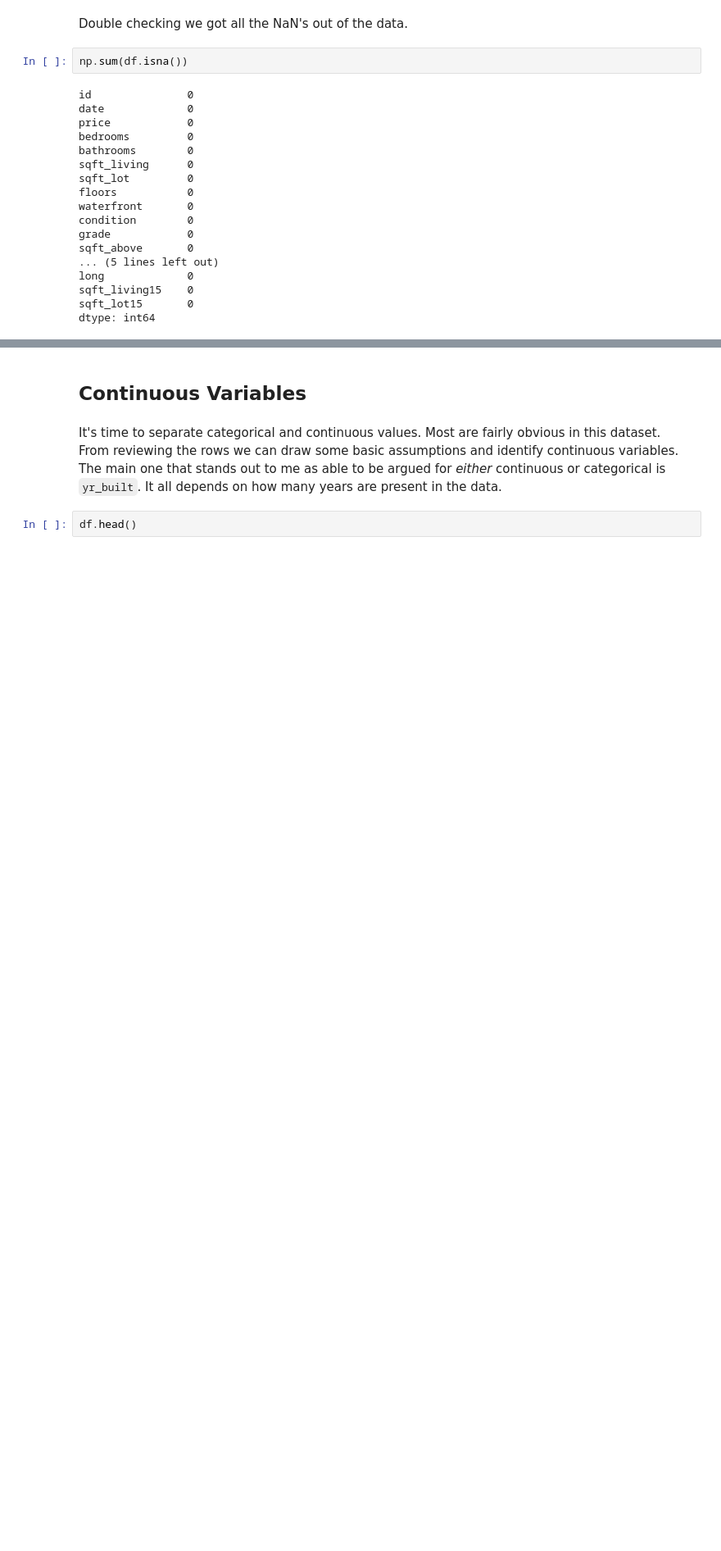
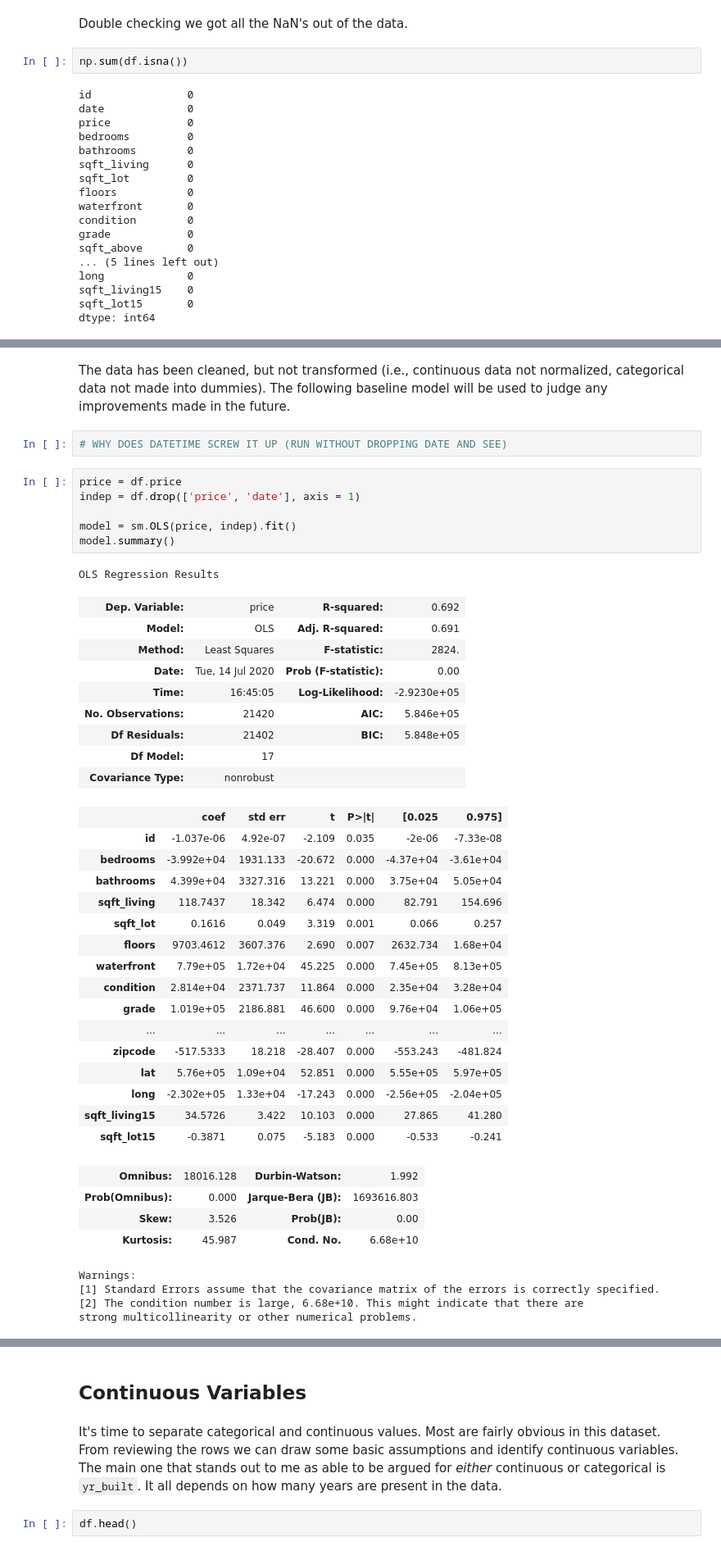
Before and after one commit to stevenzych/housing-project, a Jupyter notebook: eda_and_cleaning.ipynb, the cells around one changed output, grey strips where cells are left out. Shown at 82% size. Saved outputs shown, nothing was run; the diff lists cells and outputs as text; blank space fills up the shorter version.

Commit message:
cleaning done. baseline model made. needs tweaking

```diff
--- a/eda_and_cleaning.ipynb
+++ b/eda_and_cleaning.ipynb
@@ -200,0 +208,45 @@ dtype: int64
+# %% [markdown]
+The data has been cleaned, but not transformed (i.e., continuous data not normalized, categorical data not made into dummies). The following baseline model will be used to judge any improvements made in the future.
+# %%
+# WHY DOES DATETIME SCREW IT UP (RUN WITHOUT DROPPING DATE AND SEE)
+# %%
+price = df.price
+indep = df.drop(['price', 'date'], axis = 1)
+
+model = sm.OLS(price, indep).fit()
+model.summary()
+# %% [output]
+OLS Regression Results
+| Dep. Variable: | price | R-squared: | 0.692 |
+| Model: | OLS | Adj. R-squared: | 0.691 |
+| Method: | Least Squares | F-statistic: | 2824. |
+| Date: | Tue, 14 Jul 2020 | Prob (F-statistic): | 0.00 |
+| Time: | 16:45:05 | Log-Likelihood: | -2.9230e+05 |
+| No. Observations: | 21420 | AIC: | 5.846e+05 |
+| Df Residuals: | 21402 | BIC: | 5.848e+05 |
+| Df Model: | 17 |  |  |
+| Covariance Type: | nonrobust |  |  |
+|  | coef | std err | t | P>|t| | [0.025 | 0.975] |
+| id | -1.037e-06 | 4.92e-07 | -2.109 | 0.035 | -2e-06 | -7.33e-08 |
+| bedrooms | -3.992e+04 | 1931.133 | -20.672 | 0.000 | -4.37e+04 | -3.61e+04 |
+| bathrooms | 4.399e+04 | 3327.316 | 13.221 | 0.000 | 3.75e+04 | 5.05e+04 |
+| sqft_living | 118.7437 | 18.342 | 6.474 | 0.000 | 82.791 | 154.696 |
+| sqft_lot | 0.1616 | 0.049 | 3.319 | 0.001 | 0.066 | 0.257 |
+| floors | 9703.4612 | 3607.376 | 2.690 | 0.007 | 2632.734 | 1.68e+04 |
+| waterfront | 7.79e+05 | 1.72e+04 | 45.225 | 0.000 | 7.45e+05 | 8.13e+05 |
+| condition | 2.814e+04 | 2371.737 | 11.864 | 0.000 | 2.35e+04 | 3.28e+04 |
+| grade | 1.019e+05 | 2186.881 | 46.600 | 0.000 | 9.76e+04 | 1.06e+05 |
+| ... | ... | ... | ... | ... | ... | ... |
+| zipcode | -517.5333 | 18.218 | -28.407 | 0.000 | -553.243 | -481.824 |
+| lat | 5.76e+05 | 1.09e+04 | 52.851 | 0.000 | 5.55e+05 | 5.97e+05 |
+| long | -2.302e+05 | 1.33e+04 | -17.243 | 0.000 | -2.56e+05 | -2.04e+05 |
+| sqft_living15 | 34.5726 | 3.422 | 10.103 | 0.000 | 27.865 | 41.280 |
+| sqft_lot15 | -0.3871 | 0.075 | -5.183 | 0.000 | -0.533 | -0.241 |
+| Omnibus: | 18016.128 | Durbin-Watson: | 1.992 |
+| Prob(Omnibus): | 0.000 | Jarque-Bera (JB): | 1693616.803 |
+| Skew: | 3.526 | Prob(JB): | 0.00 |
+| Kurtosis: | 45.987 | Cond. No. | 6.68e+10 |
+Warnings:
+[1] Standard Errors assume that the covariance matrix of the errors is correctly specified.
+[2] The condition number is large, 6.68e+10. This might indicate that there are
+strong multicollinearity or other numerical problems.
```
Also changed, not shown: parts of 24 cells of this notebook.
